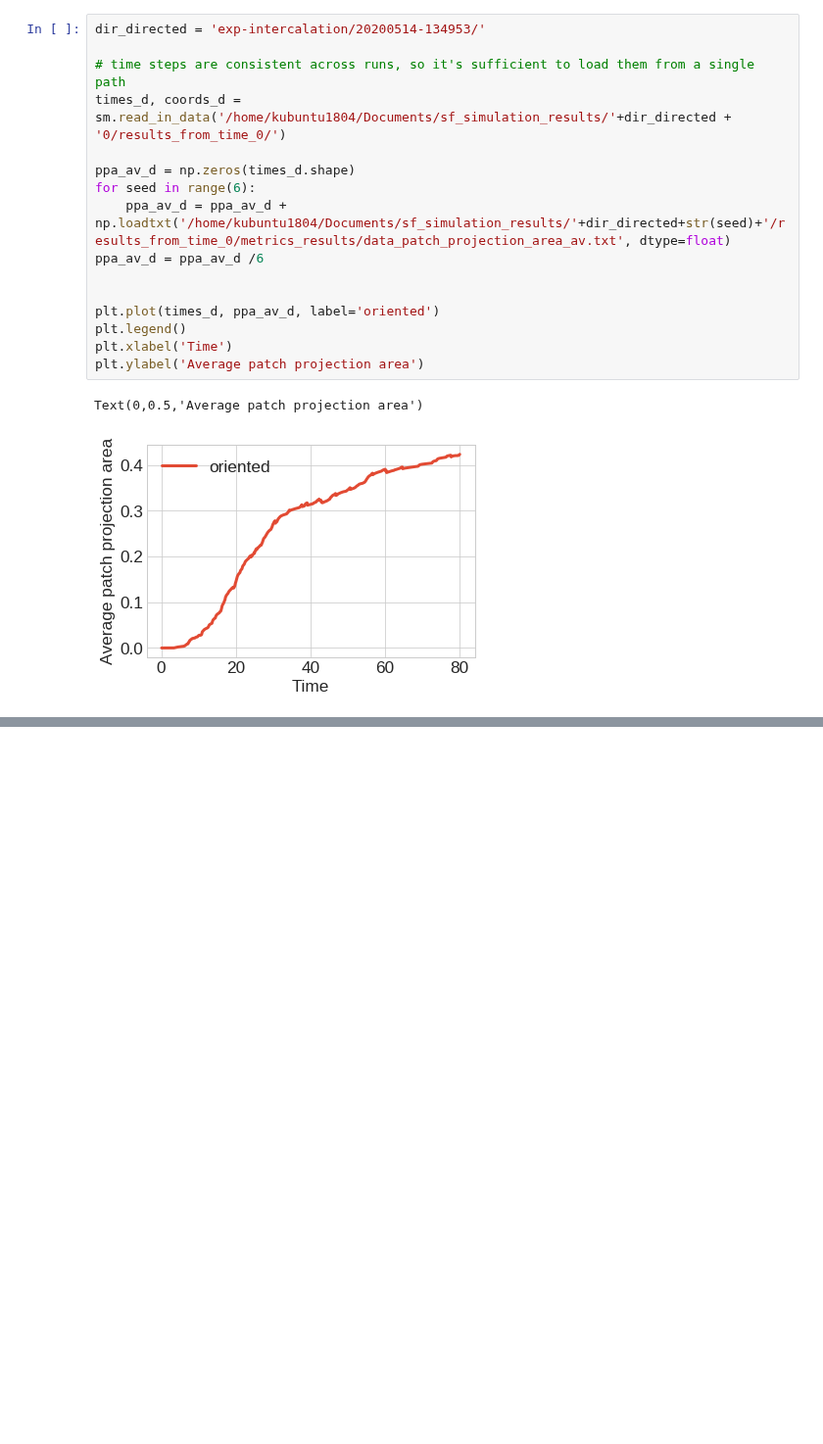
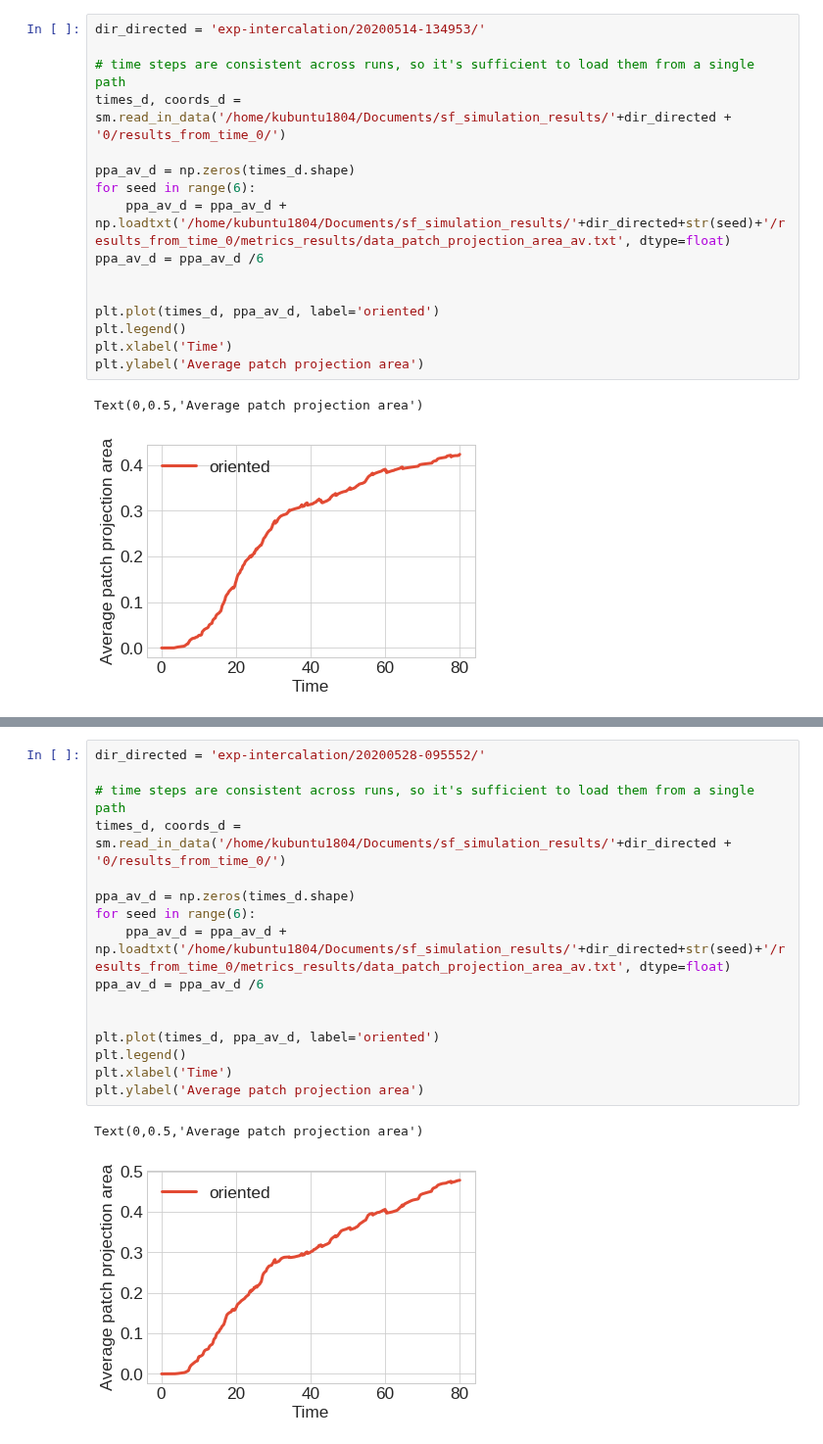
Before and after one commit to somathias/CartilageCBM, a Jupyter notebook: exp-intercalation.ipynb, the cells around one changed output, grey strips where cells are left out. Shown at 98% size. Drawn from its saved outputs; the diff is of its cells as text; blank space fills up the shorter version.

```diff
--- a/exp-intercalation.ipynb
+++ b/exp-intercalation.ipynb
@@ -299,0 +321,19 @@ Text(0,0.5,'Average patch projection area')
+# %%
+dir_directed = 'exp-intercalation/20200528-095552/'
+
+# time steps are consistent across runs, so it's sufficient to load them from a single path
+times_d, coords_d = sm.read_in_data('/home/kubuntu1804/Documents/sf_simulation_results/'+dir_directed + '0/results_from_time_0/')
+
+ppa_av_d = np.zeros(times_d.shape)
+for seed in range(6):
+    ppa_av_d = ppa_av_d + np.loadtxt('/home/kubuntu1804/Documents/sf_simulation_results/'+dir_directed+str(seed)+'/results_from_time_0/metrics_results/data_patch_projection_area_av.txt', dtype=float)
+ppa_av_d = ppa_av_d /6
+
+
+plt.plot(times_d, ppa_av_d, label='oriented')
+plt.legend()
+plt.xlabel('Time')
+plt.ylabel('Average patch projection area')
+# %% [output]
+Text(0,0.5,'Average patch projection area')
+[figure, added]
```
Also changed, not shown: parts of 6 cells of this notebook.
